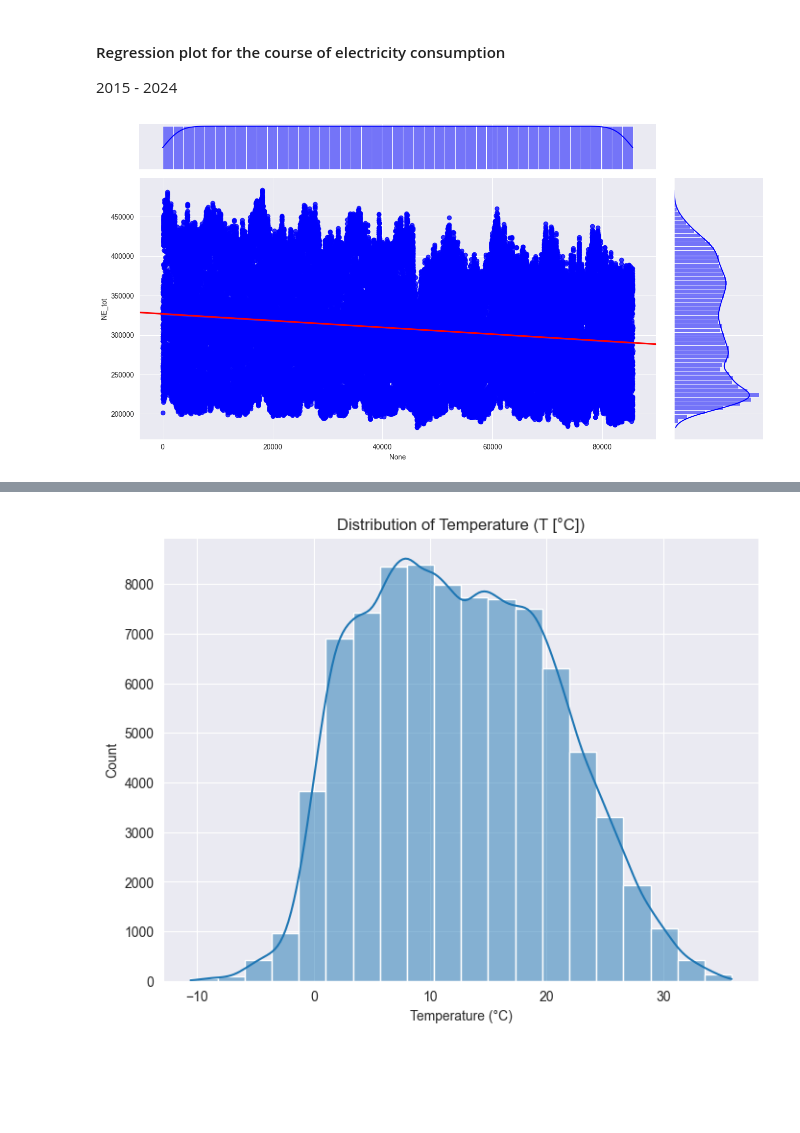
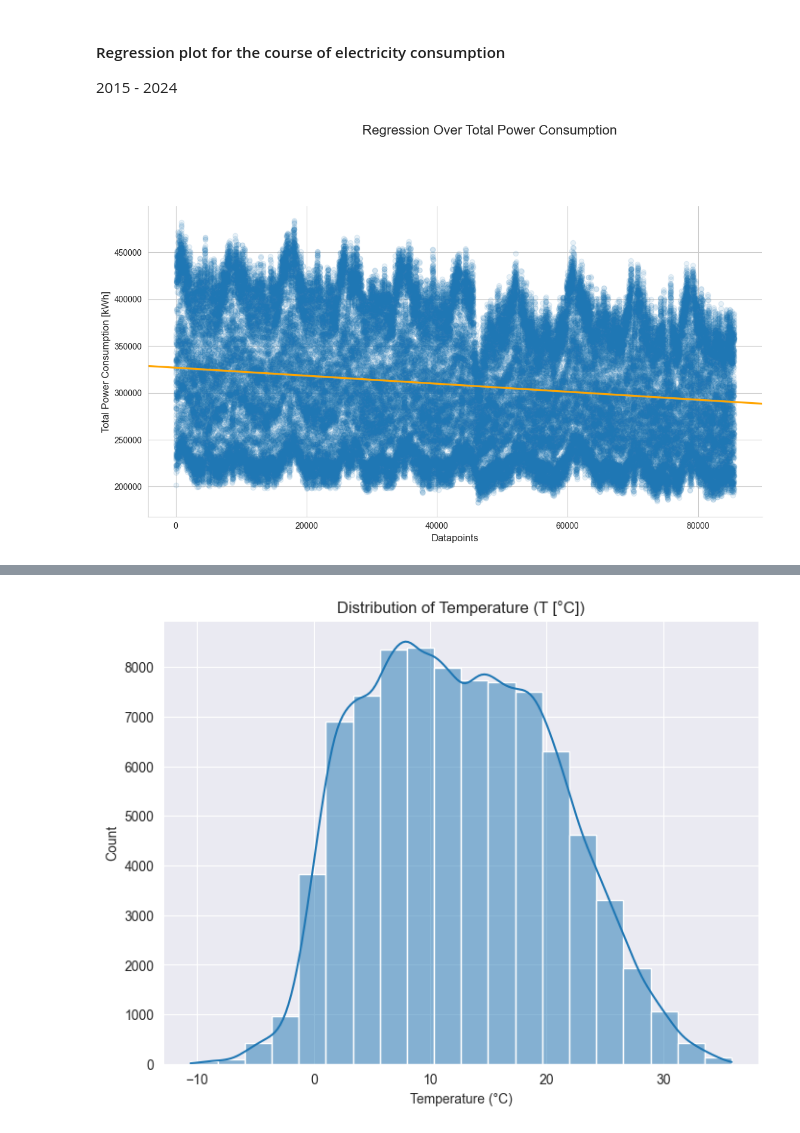
Before and after one commit to d-sbrgr/DSPRO1-power-prediction, a Jupyter notebook: data_exploration.ipynb, the cells around one changed output, grey strips where cells are left out. Drawn from its saved outputs; the diff is of its cells as text; code cells hidden in the pictures; blank space fills up the shorter version.

Commit message:
Made some visualizations for the report

```diff
--- a/data_exploration.ipynb
+++ b/data_exploration.ipynb
@@ -73,12 +124,28 @@ plt.show()
 
 2015 - 2024
 # %%
-g = sns.jointplot(x=df1.index, y='NE_tot', data=df1, kind="reg",
-                  truncate=False, color="b", height=7,
-                  line_kws={'color': 'red'})
+g = sns.jointplot(
+    x=df1.index,
+    y='NE_tot',
+    data=df1,
+    kind="reg",
+    height=7,
+    truncate=False,
+    line_kws={'color': 'orange'},
+    scatter_kws={'alpha': 0.1}
+)
 
+# Add title and labels using the appropriate axis
+g.fig.suptitle('Regression Over Total Power Consumption', fontsize=16, y=1.02)  # Adjust y to position the title
+g.ax_joint.set_xlabel('Datapoints', fontsize=12)
+g.ax_joint.set_ylabel('Total Power Consumption [kWh]', fontsize=12)
+
+g.ax_marg_x.remove()
+g.ax_marg_y.remove()
+
+# Adjust figure size
 g.fig.set_size_inches(14, 7)
 
 plt.show()
 # %% [output]
-[figure, old version]
+[figure, new version]
```
Also changed, not shown: parts of 18 cells of this notebook, 1 other file.
